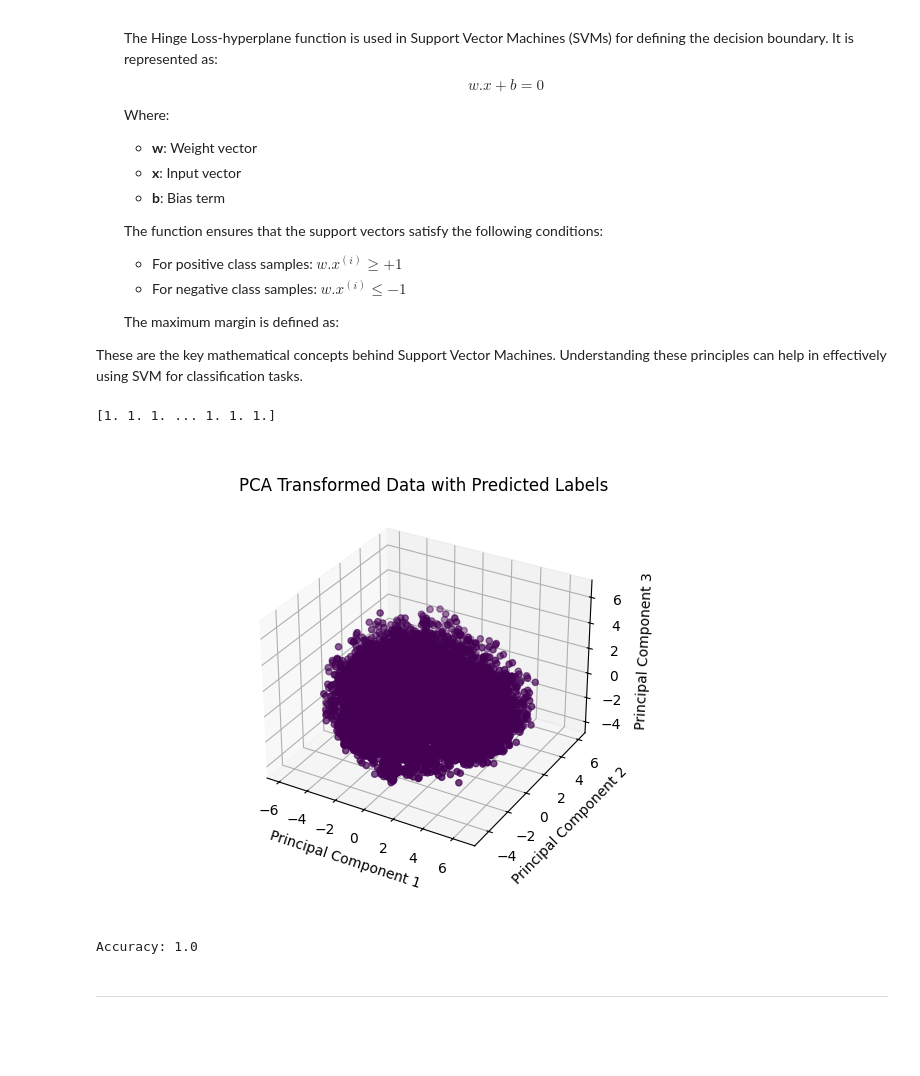
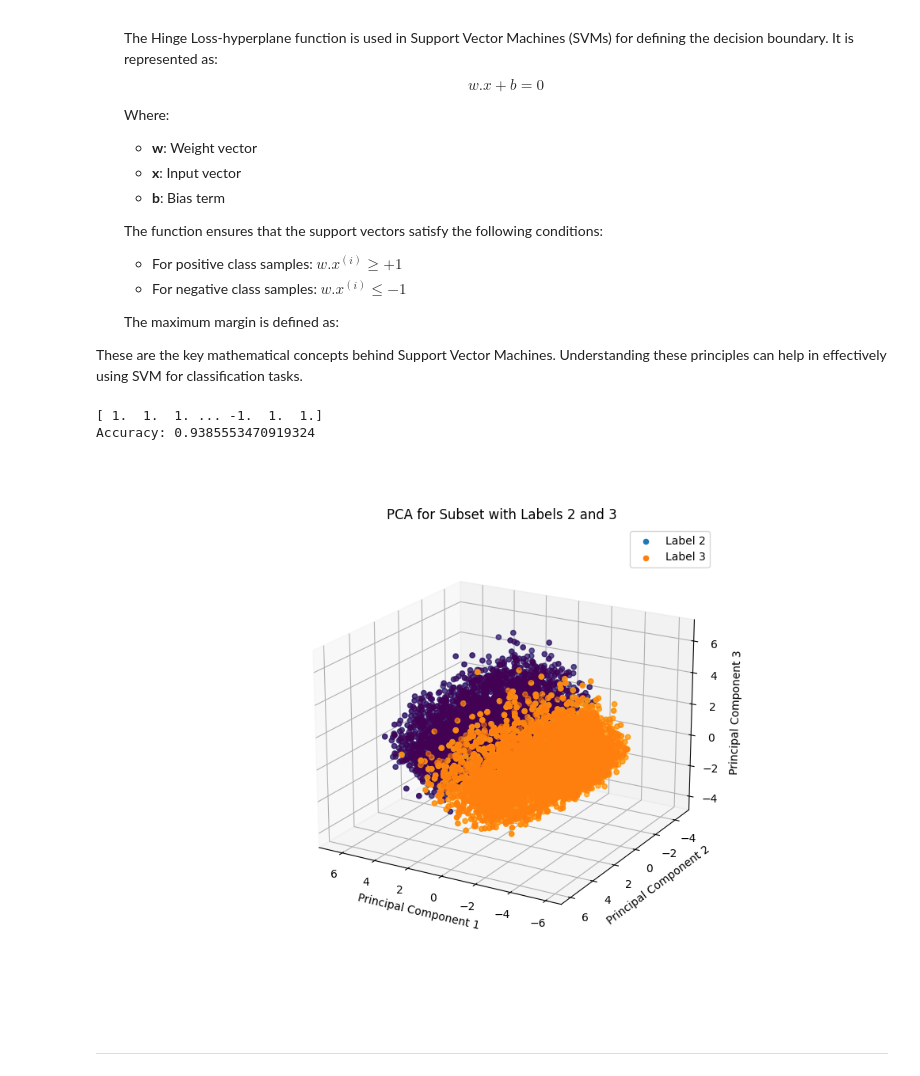
Before and after one commit to naoNao89/digitsSVM, a Jupyter notebook: SVM on Digits Recognization.ipynb, the cells around one changed output. Cells and saved outputs as stored; diff of their text form; code cells hidden in the pictures; blank space fills up the shorter version.

Commit message:
[Fix] Classify 2 - 3: correct accuracy traning and figure data points

```diff
--- a/SVM on Digits Recognization.ipynb
+++ b/SVM on Digits Recognization.ipynb
@@ -339,8 +339,9 @@ class SVM:
 # Initialize an instance of your SVM class
 svm_model = SVM()
 
-# Initialize an instance of your SVM class
-svm_model = SVM()
+# Convert labels to -1 and 1
+Y_train_23 = np.where(Y_train_23 == 2, -1, 1)
+Y_train_23 = np.where(Y_train_23 == 3, 1, Y_train_23)
 
 # Fit the SVM model to your training data
 svm_model.fit(X_train_23_pca, Y_train_23)
@@ -351,23 +352,39 @@ predicted_labels = svm_model.predict(X_train_23_pca)
 # Print the predicted labels
 print(predicted_labels)
 
-# Visualize the data points and predicted labels
-fig = plt.figure()
-ax = fig.add_subplot(111, projection='3d')
-ax.scatter(X_train_23_pca[:, 0], X_train_23_pca[:, 1], X_train_23_pca[:, 2], c=predicted_labels)
-ax.set_xlabel('Principal Component 1')
-ax.set_ylabel('Principal Component 2')
-ax.set_zlabel('Principal Component 3')
-plt.title('PCA Transformed Data with Predicted Labels')
-plt.show()
 
 # Calculate accuracy
 accuracy = np.mean(predicted_labels == Y_train_23)
 print("Accuracy:", accuracy)
 # %% [output]
-[1. 1. 1. ... 1. 1. 1.]
+[ 1.  1.  1. ... -1.  1.  1.]
+Accuracy: 0.9385553470919324
-[figure, removed]
-Accuracy: 1.0
+# %%
+# Visualize PCA for subset with labels 2 and 3
+fig = plt.figure(figsize=(10, 7))
+ax1 = fig.add_subplot(111, projection='3d')
+
+# Plot points from PCA
+ax1.scatter(X_train_23_pca[:, 0], X_train_23_pca[:, 1], X_train_23_pca[:, 2], c=Y_train_23)
+
+# Plot points with labels 2 and 3
+for label in np.unique(Y_train_23):
+    ax1.scatter(X_train_23_pca[Y_train_23 == label, 0],
+                X_train_23_pca[Y_train_23 == label, 1],
+                X_train_23_pca[Y_train_23 == label, 2],
+                label=f'Label {label}')
+
+ax1.set_xlabel('Principal Component 1')
+ax1.set_ylabel('Principal Component 2')
+ax1.set_zlabel('Principal Component 3')
+ax1.legend()
+
+ax1.view_init(elev=20, azim=120)  # Adjust the view angle for better visualization
+
+plt.title('PCA for Subset with Labels 2 and 3')
+plt.show()
+# %% [output]
+[figure, added]
 # %% [markdown]
 ---
 # %% [markdown]
```
